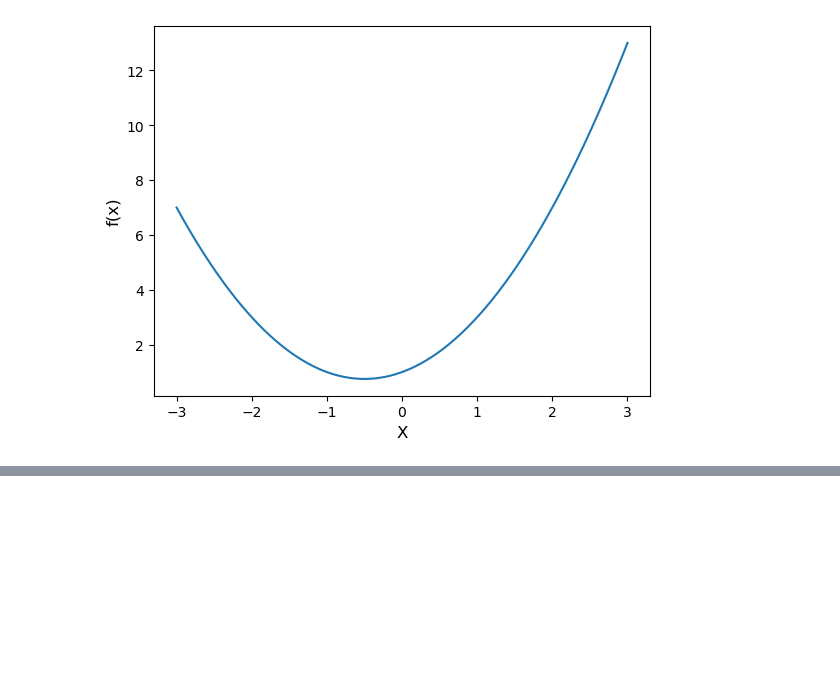
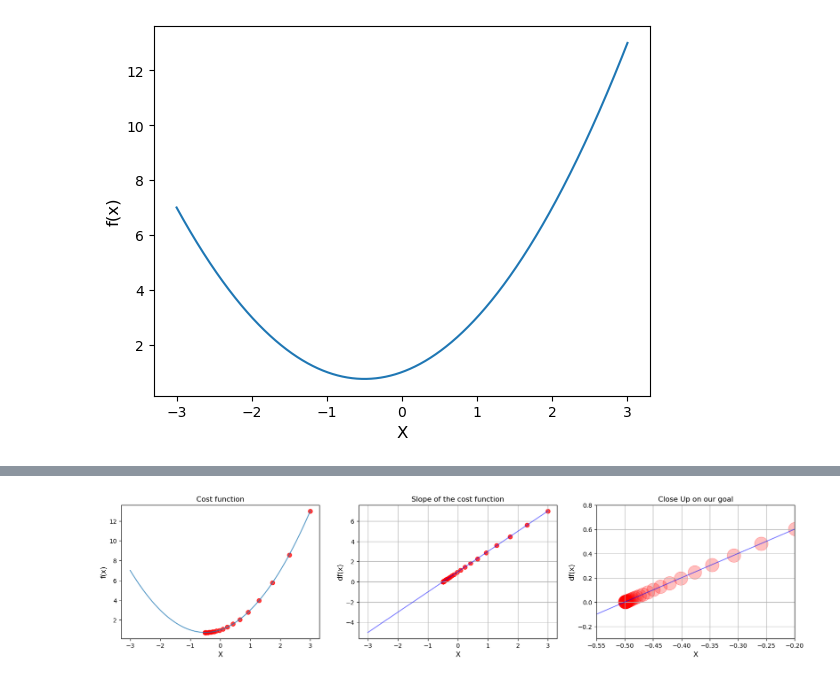
Before and after one commit to sydibyd/Python, a Jupyter notebook: Slope of the cost function.ipynb, the cells around one changed output, grey strips where cells are left out. Drawn from its saved outputs; the diff is of its cells as text; code cells hidden in the pictures; blank space fills up the shorter version.

```diff
--- a/Slope of the cost function.ipynb
+++ b/Slope of the cost function.ipynb
@@ -56,0 +59,6 @@ ppl.show()
+# %%
+# set a simple for loop
+for i in range(5):
+    print("Loop", i)
+
+print('End')
@@ -56,0 +129,42 @@ ppl.show()
+# %%
+# Place the gradient descent on plot
+ppl.figure(figsize = [20,4])
+
+# Cost function
+ppl.subplot(1, 3, 1)
+ppl.plot(X_1, f(X_1), alpha = 0.75)
+ppl.title('Cost function')
+ppl.xlabel('X', fontsize = 12)
+ppl.ylabel('f(x)', fontsize = 12)
+
+dots = np.array(x_list)
+ppl.scatter(x_list, f(dots), color = 'red', s=50, alpha = 0.75)
+
+# Derivative
+ppl.subplot(1, 3, 2)
+ppl.title('Slope of the cost function')
+ppl.xlabel('X', fontsize = 12)
+ppl.ylabel('df(x)', fontsize = 12)
+ppl.grid()
+
+ppl.plot(X_1, df(X_1), color = 'blue', alpha = 0.50)
+
+ppl.scatter(x_list, slope_list, color='red', s=50, alpha=0.75)
+
+
+# Close Up
+ppl.subplot(1, 3, 3)
+ppl.title('Close Up on our goal')
+ppl.xlabel('X', fontsize = 12)
+ppl.ylabel('df(x)', fontsize = 12)
+ppl.xlim(-0.55, -0.2)
+ppl.ylim(-0.3, 0.8)
+ppl.grid()
+
+ppl.plot(X_1, df(X_1), color = 'blue', alpha = 0.50)
+ppl.scatter(x_list, slope_list, color='red', s=500, alpha=0.25)
+
+
+ppl.show()
+# %% [output]
+[figure, added]
```
Also changed, not shown: parts of 12 cells of this notebook.
